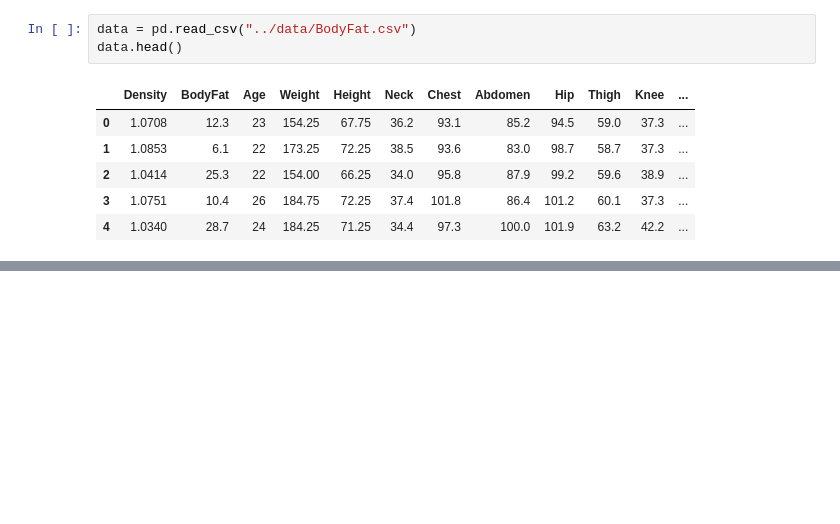
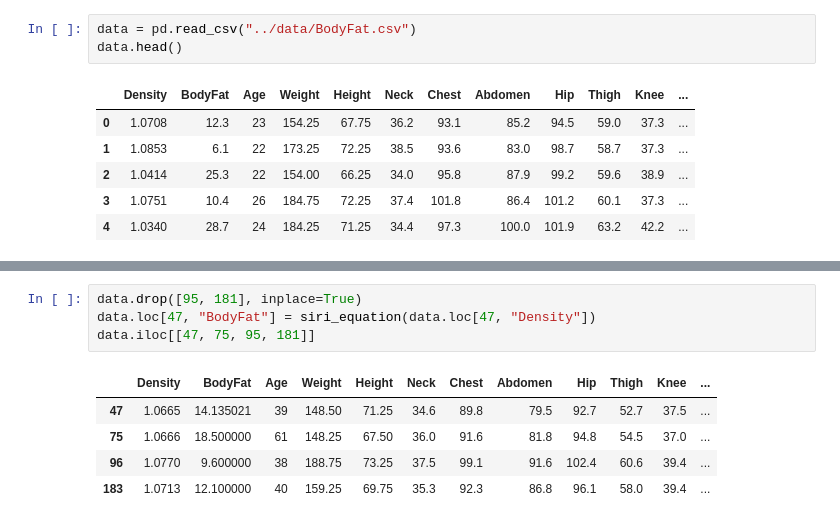
Before and after one commit to Ahmed-Ayari/BodyFat_Prediction, a Jupyter notebook: ML/notebooks/notebooks.ipynb, the cells around one changed output, grey strips where cells are left out. Drawn from its saved outputs; the diff is of its cells as text; blank space fills up the shorter version.

```diff
--- a/ML/notebooks/notebooks.ipynb
+++ b/ML/notebooks/notebooks.ipynb
@@ -37,0 +57,10 @@ dtype: int64
+# %%
+data.drop([95, 181], inplace=True)
+data.loc[47, "BodyFat"] = siri_equation(data.loc[47, "Density"])
+data.iloc[[47, 75, 95, 181]]
+# %% [output]
+|  | Density | BodyFat | Age | Weight | Height | Neck | Chest | Abdomen | Hip | Thigh | Knee | ... |
+| 47 | 1.0665 | 14.135021 | 39 | 148.50 | 71.25 | 34.6 | 89.8 | 79.5 | 92.7 | 52.7 | 37.5 | ... |
+| 75 | 1.0666 | 18.500000 | 61 | 148.25 | 67.50 | 36.0 | 91.6 | 81.8 | 94.8 | 54.5 | 37.0 | ... |
+| 96 | 1.0770 | 9.600000 | 38 | 188.75 | 73.25 | 37.5 | 99.1 | 91.6 | 102.4 | 60.6 | 39.4 | ... |
+| 183 | 1.0713 | 12.100000 | 40 | 159.25 | 69.75 | 35.3 | 92.3 | 86.8 | 96.1 | 58.0 | 39.4 | ... |
```
Also changed, not shown: parts of 7 cells of this notebook.
